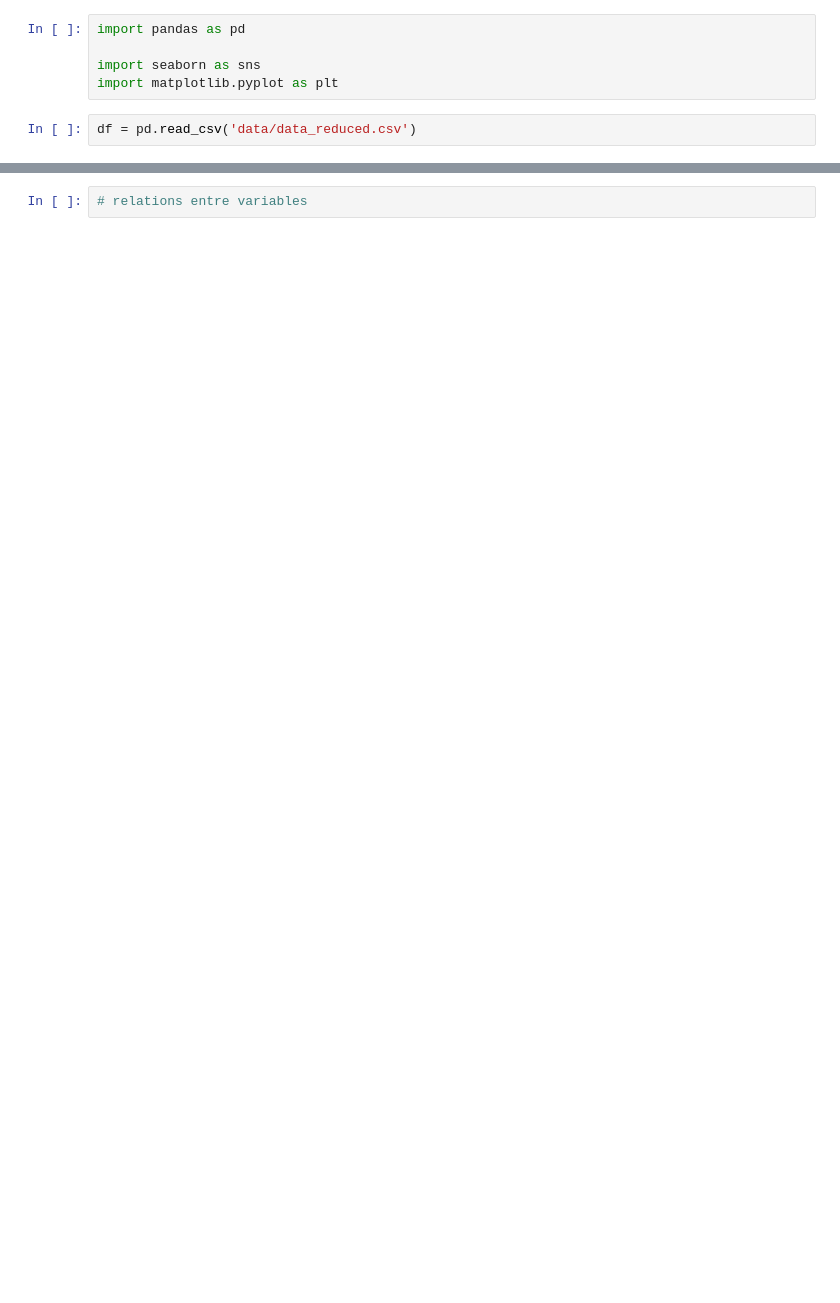
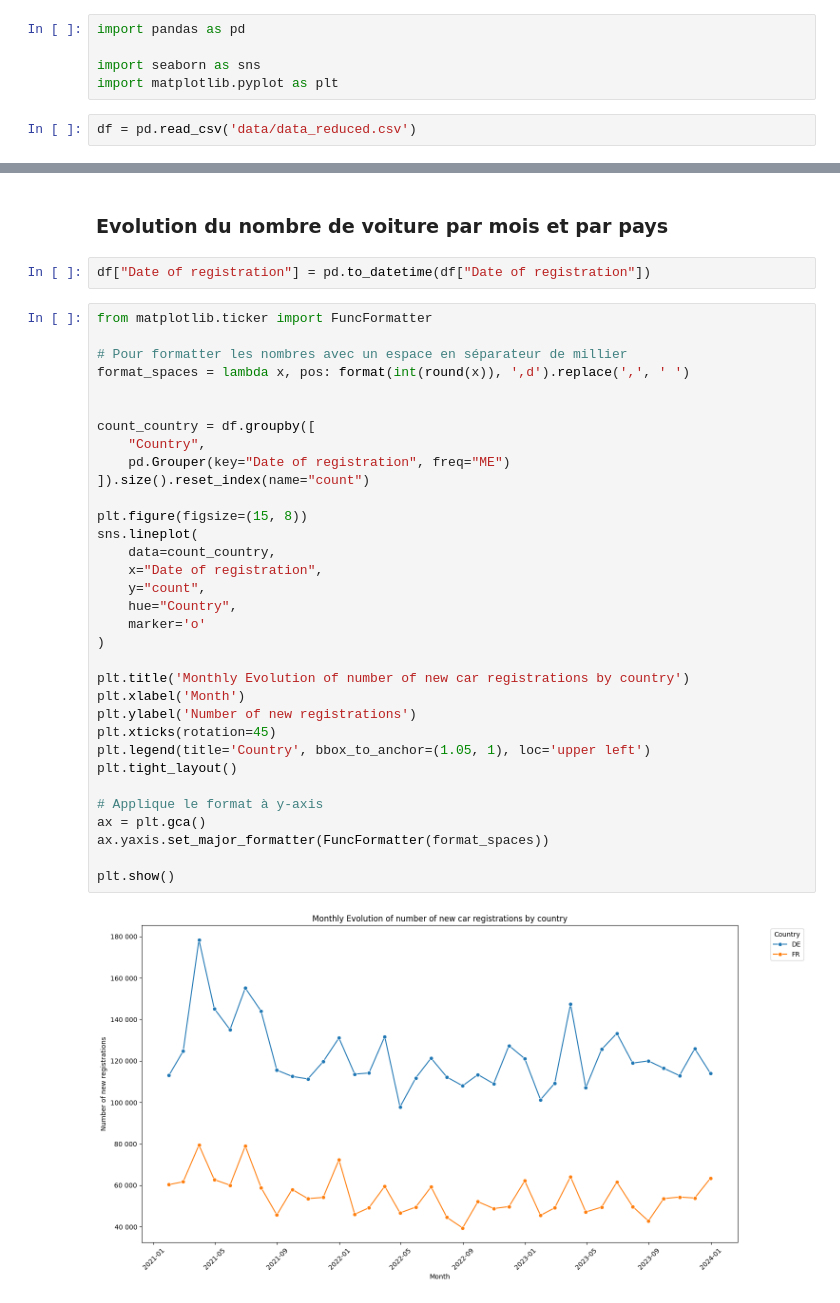
Before and after one commit to PierreMrt/european_passenger_cars_co2, a Jupyter notebook: data_exploration.ipynb, the cells around one changed output, grey strips where cells are left out. Cells and saved outputs as stored; diff of their text form; blank space fills up the shorter version.

```diff
--- a/data_exploration.ipynb
+++ b/data_exploration.ipynb
@@ -28,2 +28,39 @@ sns.histplot(data=df[df['Mk'].isin(gb['Mk'].unique())], x='Mk', hue='Country', m
-# %%
-# relations entre variables
+# %% [markdown]
+### Evolution du nombre de  voiture par mois et par pays
+# %%
+df["Date of registration"] = pd.to_datetime(df["Date of registration"])
+# %%
+from matplotlib.ticker import FuncFormatter
+
+# Pour formatter les nombres avec un espace en séparateur de millier
+format_spaces = lambda x, pos: format(int(round(x)), ',d').replace(',', ' ')
+
+
+count_country = df.groupby([
+    "Country",
+    pd.Grouper(key="Date of registration", freq="ME")
+]).size().reset_index(name="count")
+
+plt.figure(figsize=(15, 8))
+sns.lineplot(
+    data=count_country,
+    x="Date of registration",
+    y="count",
+    hue="Country",
+    marker='o'
+)
+
+plt.title('Monthly Evolution of number of new car registrations by country')
+plt.xlabel('Month')
+plt.ylabel('Number of new registrations')
+plt.xticks(rotation=45)
+plt.legend(title='Country', bbox_to_anchor=(1.05, 1), loc='upper left')
+plt.tight_layout()
+
+# Applique le format à y-axis
+ax = plt.gca()
+ax.yaxis.set_major_formatter(FuncFormatter(format_spaces))
+
+plt.show()
+# %% [output]
+[figure, added]
```
Also changed, not shown: parts of 11 cells of this notebook.
